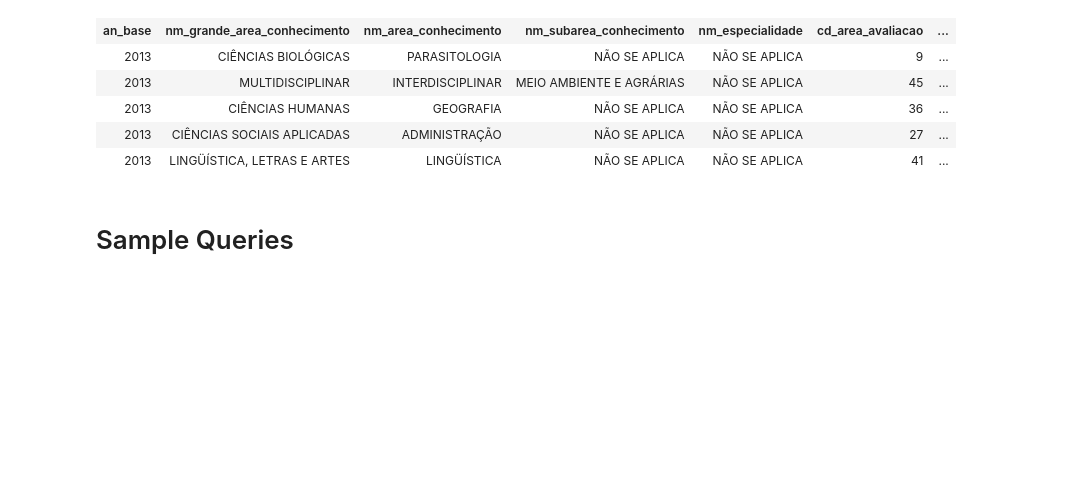
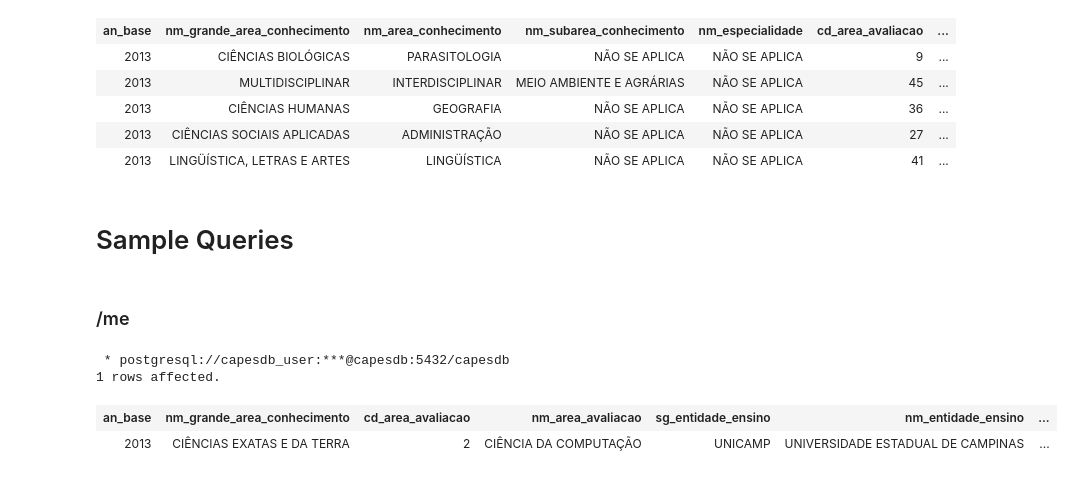
Before and after one commit to andrespp/ds-capes-pos, a Jupyter notebook: analysis/01_Conteudo da base.ipynb, the cells around one changed output. Cells and saved outputs as stored; diff of their text form; code cells hidden in the pictures; blank space fills up the shorter version.

```diff
--- a/analysis/01_Conteudo da base.ipynb
+++ b/analysis/01_Conteudo da base.ipynb
@@ -168,3 +171,13 @@ Informações de programas de pós-graduação
 | 2013 | LINGÜÍSTICA, LETRAS E ARTES | LINGÜÍSTICA | NÃO SE APLICA | NÃO SE APLICA | 41 | ... |
 # %% [markdown]
 # Sample Queries <a name="sample-queries"></a>
+# %% [markdown]
+### /me
+# %%
+%%sql
+    SELECT * FROM FATO_DISCENTE WHERE NM_DISCENTE = 'ANDRE AUGUSTO DA SILVA PEREIRA'
+# %% [output]
+ * postgresql://capesdb_user:***@capesdb:5432/capesdb
+1 rows affected.
+| an_base | nm_grande_area_conhecimento | cd_area_avaliacao | nm_area_avaliacao | sg_entidade_ensino | nm_entidade_ensino | ... |
+| 2013 | CIÊNCIAS EXATAS E DA TERRA | 2 | CIÊNCIA DA COMPUTAÇÃO | UNICAMP | UNIVERSIDADE ESTADUAL DE CAMPINAS | ... |
```
Also changed, not shown: parts of 1 cell of this notebook.
